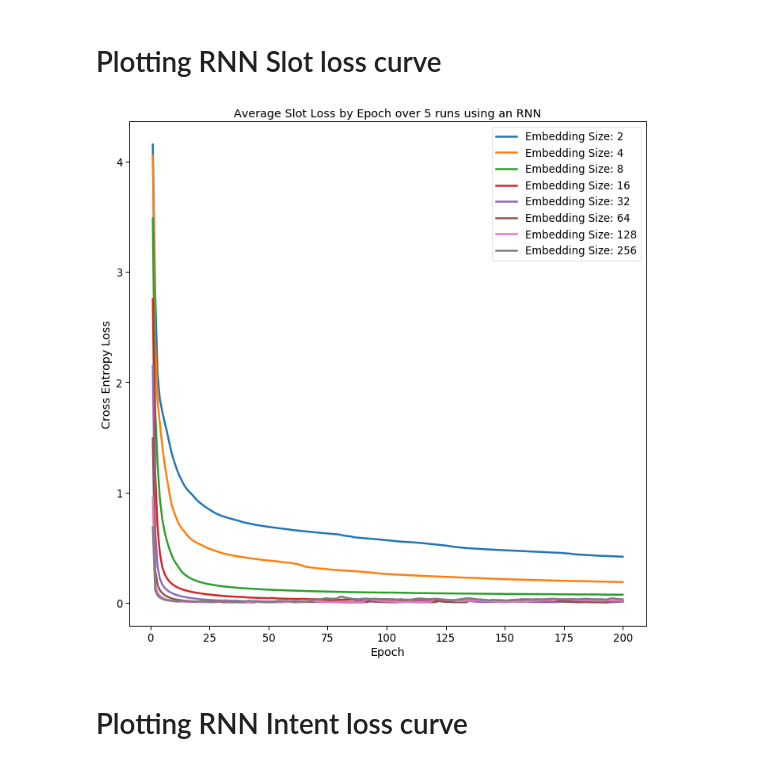
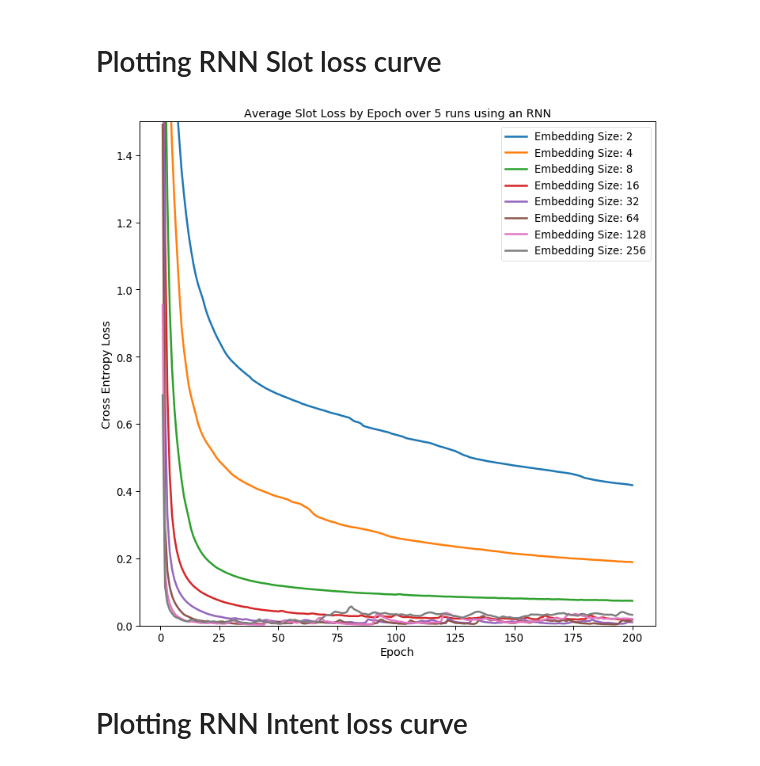
Before and after one commit to lionely/nlu-joint-slot-intent-detection, a Jupyter notebook: Processing RNN Experiment Results.ipynb, the cells around one changed output. Saved outputs shown, nothing was run; the diff lists cells and outputs as text; code cells hidden in the pictures.

```diff
--- a/Processing RNN Experiment Results.ipynb
+++ b/Processing RNN Experiment Results.ipynb
@@ -62,19 +62,21 @@ x_epochs = [i+1 for i in range(num_epochs)]
 # %%
 fig, ax = plt.subplots(figsize=a4_dims)
 for embedding in embedding_types:
     list_by_runs = find_by_embedding(num_runs,embedding)
     avged_runs = avg_by_run(list_by_runs)
     avged_runs_by_epoch = avg_over_epoch(avged_runs,num_epochs,loss_type="slot_losses")
     ax = sns.lineplot(x=x_epochs,y=avged_runs_by_epoch,label="Embedding Size: "+str(embedding))
     #fig = ax.get_figure()
 plt.title('Average Slot Loss by Epoch over 5 runs using an RNN')
 plt.ylabel('Cross Entropy Loss')
 plt.xlabel('Epoch')
+plt.ylim(top=1.5)
+plt.ylim(bottom=0)
 plt.legend()
 fig = ax.get_figure()
 fig.savefig("graphs/rnn_slot_losses.png",bbox_inches="tight",dpi=300)
 # %% [output]
-[figure, old version]
+[figure, new version]
 # %% [markdown]
 # Plotting RNN Intent loss curve
 # %%
```
Also changed, not shown: parts of 1 cell of this notebook, 26 other files.
